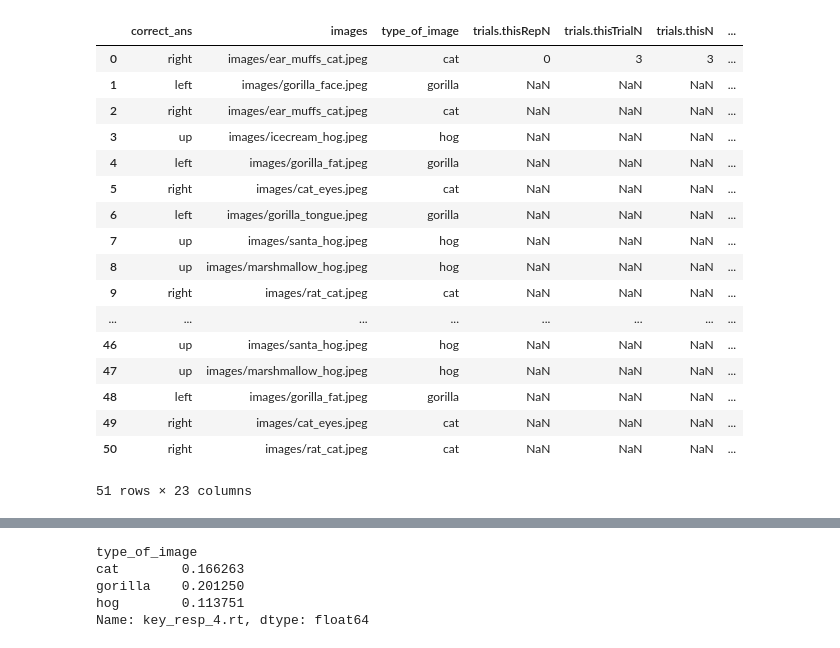
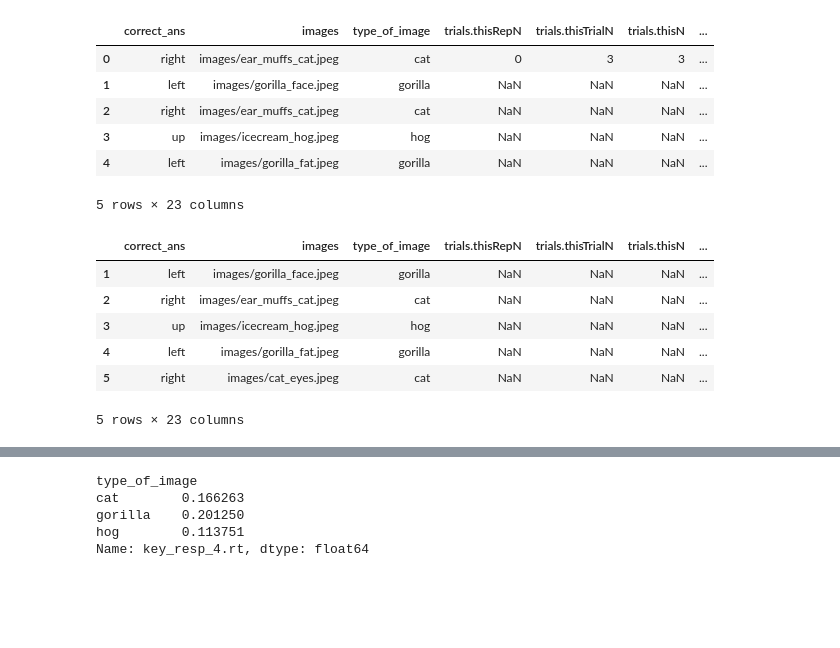
Before and after one commit to tcford/psychopy_lesson, a Jupyter notebook: psychopy_stats.ipynb, the cells around one changed output, grey strips where cells are left out. Saved outputs shown, nothing was run; the diff lists cells and outputs as text; code cells hidden in the pictures; blank space fills up the shorter version.

```diff
--- a/psychopy_stats.ipynb
+++ b/psychopy_stats.ipynb
@@ -11,27 +52,24 @@ import pandas as pd
 # %%
 # read the csv
 df = pd.read_csv('data/001_proficient_2015_Aug_26_0856.csv')
+df.head()
+# %% [output]
+|  | correct_ans | images | type_of_image | trials.thisRepN | trials.thisTrialN | trials.thisN | ... |
+| 0 | right | images/ear_muffs_cat.jpeg | cat | 0 | 3 | 3 | ... |
+| 1 | left | images/gorilla_face.jpeg | gorilla | NaN | NaN | NaN | ... |
+| 2 | right | images/ear_muffs_cat.jpeg | cat | NaN | NaN | NaN | ... |
+| 3 | up | images/icecream_hog.jpeg | hog | NaN | NaN | NaN | ... |
+| 4 | left | images/gorilla_fat.jpeg | gorilla | NaN | NaN | NaN | ... |
+5 rows × 23 columns
-# %%
-df
-# %% [output]
-|  | correct_ans | images | type_of_image | trials.thisRepN | trials.thisTrialN | trials.thisN | ... |
-| 0 | right | images/ear_muffs_cat.jpeg | cat | 0 | 3 | 3 | ... |
-| 1 | left | images/gorilla_face.jpeg | gorilla | NaN | NaN | NaN | ... |
-| 2 | right | images/ear_muffs_cat.jpeg | cat | NaN | NaN | NaN | ... |
-| 3 | up | images/icecream_hog.jpeg | hog | NaN | NaN | NaN | ... |
-| 4 | left | images/gorilla_fat.jpeg | gorilla | NaN | NaN | NaN | ... |
-| 5 | right | images/cat_eyes.jpeg | cat | NaN | NaN | NaN | ... |
-| 6 | left | images/gorilla_tongue.jpeg | gorilla | NaN | NaN | NaN | ... |
-| 7 | up | images/santa_hog.jpeg | hog | NaN | NaN | NaN | ... |
-| 8 | up | images/marshmallow_hog.jpeg | hog | NaN | NaN | NaN | ... |
-| 9 | right | images/rat_cat.jpeg | cat | NaN | NaN | NaN | ... |
-| ... | ... | ... | ... | ... | ... | ... | ... |
-| 46 | up | images/santa_hog.jpeg | hog | NaN | NaN | NaN | ... |
-| 47 | up | images/marshmallow_hog.jpeg | hog | NaN | NaN | NaN | ... |
-| 48 | left | images/gorilla_fat.jpeg | gorilla | NaN | NaN | NaN | ... |
-| 49 | right | images/cat_eyes.jpeg | cat | NaN | NaN | NaN | ... |
-| 50 | right | images/rat_cat.jpeg | cat | NaN | NaN | NaN | ... |
-51 rows × 23 columns
 # %%
 # drops the first row (under the header)
 df.drop(0, inplace=True)
+df.head()
+# %% [output]
+|  | correct_ans | images | type_of_image | trials.thisRepN | trials.thisTrialN | trials.thisN | ... |
+| 1 | left | images/gorilla_face.jpeg | gorilla | NaN | NaN | NaN | ... |
+| 2 | right | images/ear_muffs_cat.jpeg | cat | NaN | NaN | NaN | ... |
+| 3 | up | images/icecream_hog.jpeg | hog | NaN | NaN | NaN | ... |
+| 4 | left | images/gorilla_fat.jpeg | gorilla | NaN | NaN | NaN | ... |
+| 5 | right | images/cat_eyes.jpeg | cat | NaN | NaN | NaN | ... |
+5 rows × 23 columns
```
Also changed, not shown: parts of 20 cells of this notebook, 4 other files.
